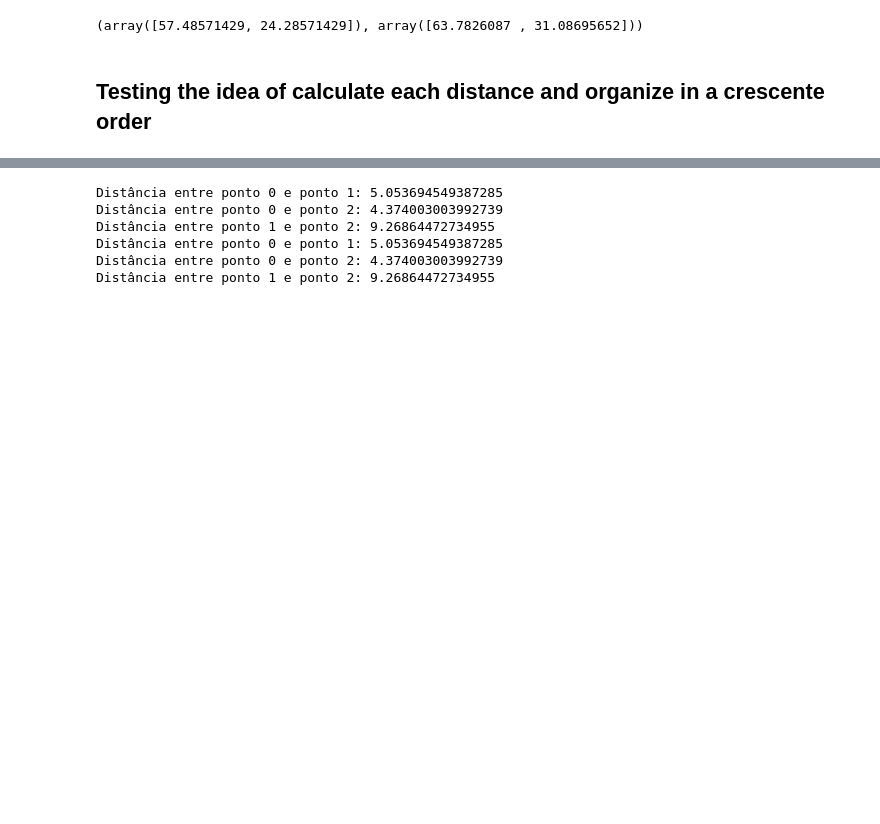
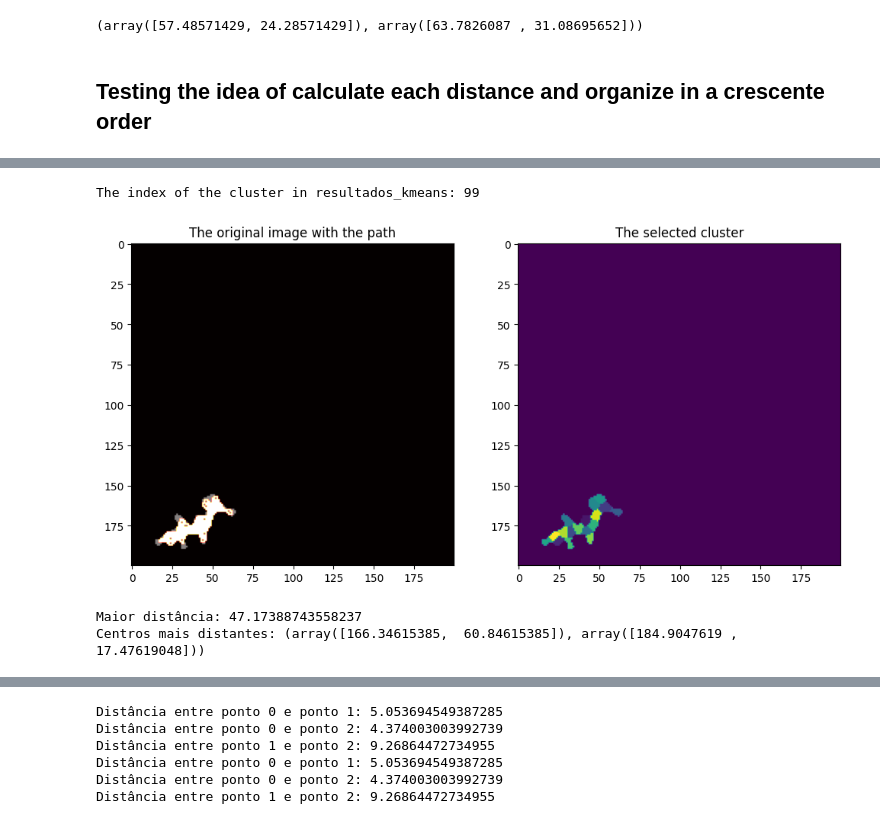
Before and after one commit to FrankVanzeler/Digital-Rock-Analysis-, a Jupyter notebook: Testing.ipynb, the cells around one changed output, grey strips where cells are left out. Drawn from its saved outputs; the diff is of its cells as text; code cells hidden in the pictures; blank space fills up the shorter version.

```diff
--- a/Testing.ipynb
+++ b/Testing.ipynb
@@ -2654,0 +3099,20 @@ array([[61.03030303, 26.84848485],
+# %%
+path = np.zeros_like(image_temp)
+dist_test = abs(1000 - max_distance)
+connected_centers = []
+for dist, i, j in save_dist_index:
+    centers_temp[i], centers_temp[j]
+    dist_check = abs(dist - max_distance)
+    if dist_check < dist_test:
+        # Coordenadas dos centros dos clusters
+        start_float = centers_temp[i]
+        end_float = centers_temp[j]
+
+        # Converter coordenadas de ponto flutuante para inteiras
+        start = (int(round(start_float[0])), int(round(start_float[1])))
+        end = (int(round(end_float[0])), int(round(end_float[1])))
+        # Encontrar o caminho de menor custo
+        indices, weight = route_through_array(image_temp, start, end, geometric=False, fully_connected=False) # usar as coordenadas do centro de cada cluster, ou seja,
+        indices = np.stack(indices, axis=-1)
+        path[indices[0], indices[1]] = 1
+        dist_test = dist_check
@@ -2654,0 +3159,47 @@ array([[61.03030303, 26.84848485],
+# %%
+import matplotlib.pyplot as plt
+
+# Supondo que 'image_temp' e 'path' já estejam definidos
+# E que 'resultados_kmeans' e 'set_of_pores_index[random_index_apply_pore]' já estejam definidos
+
+# Imprimir o índice do cluster
+print("The index of the cluster in resultados_kmeans:", set_of_pores_index[random_index_apply_pore])
+
+# Criar uma figura com duas subfiguras lado a lado
+fig, axes = plt.subplots(1, 2, figsize=(12, 6))
+
+# Mostrar a imagem original com o caminho sobreposto no primeiro subgráfico
+axes[0].imshow(image_temp, cmap='gray')  # Mostrar a imagem original
+axes[0].imshow(path, cmap='hot', alpha=0.5)  # Sobrepor o caminho em uma cor diferente e com transparência
+axes[0].set_title('The original image with the path')
+
+# Mostrar a imagem do cluster selecionado no segundo subgráfico
+axes[1].imshow(resultados_kmeans[set_of_pores_index[random_index_apply_pore]])
+axes[1].set_title('The selected cluster')
+
+# Exibir os gráficos
+plt.show()
+# %% [output]
+The index of the cluster in resultados_kmeans: 99
+[figure, added]
+# %%
+# Função para calcular a distância euclidiana entre dois pontos
+def euclidean_distance(p1, p2):
+    return np.linalg.norm(p1 - p2)
+
+# Inicializar as variáveis para armazenar a maior distância e os centros correspondentes
+max_distance = 0
+farthest_centers = None
+# Iterar sobre todas as combinações possíveis de pares de centros
+for (i, j) in combinations(range(len(centers_temp)), 2):
+    p1, p2 = centers_temp[i], centers_temp[j]
+    dist = euclidean_distance(p1, p2)
+    if dist > max_distance:
+        max_distance = dist
+        farthest_centers = (p1, p2)
+        farthest_centers_index = i
+print("Maior distância:", max_distance)
+print("Centros mais distantes:", farthest_centers)
+# %% [output]
+Maior distância: 47.17388743558237
+Centros mais distantes: (array([166.34615385,  60.84615385]), array([184.9047619 ,  17.47619048]))
```
Also changed, not shown: parts of 48 cells of this notebook.
